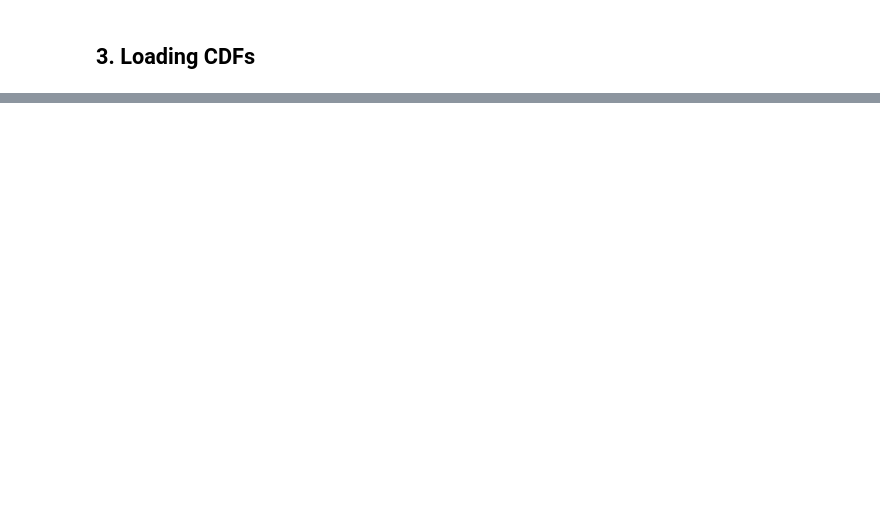
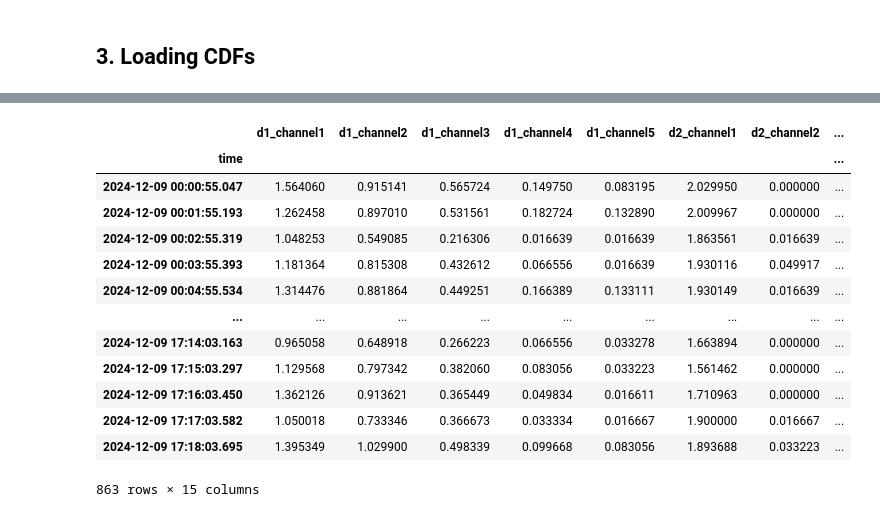
Before and after one commit to AGHRADEM/radem-examples, a Jupyter notebook: examples/irem_data_conversions.ipynb, the cells around one changed output, grey strips where cells are left out. Cells and saved outputs as stored; diff of their text form; code cells hidden in the pictures; blank space fills up the shorter version.

```diff
--- a/examples/irem_data_conversions.ipynb
+++ b/examples/irem_data_conversions.ipynb
@@ -109,0 +106,2 @@ Skipping extracting ../data/irem/extracted/IREM_PACC
+# %%
+science_cdfs = radem.loaders.irem.read_irem_cdfs(DATA_EXTRACTED_DIR)
@@ -109,0 +153,51 @@ Skipping extracting ../data/irem/extracted/IREM_PACC
+# %%
+import pandas as pd
+import os
+
+def dupa():
+    # Define the HDF5 file path
+    hdf5_file_path = DATA_HDF5_DIR / "dupa.h5"
+
+    # Check if the file exists and remove it
+    if hdf5_file_path.exists():
+        os.remove(hdf5_file_path)
+
+    science_cdfs = radem.loaders.irem.read_irem_cdfs(
+        DATA_EXTRACTED_DIR,
+        date(2000, 1, 1),
+        date(2025, 12, 31))
+
+    print(len(science_cdfs))
+    for i, cdf in enumerate(science_cdfs):
+        print(i)
+        df = pd.DataFrame({
+            "time": cdf["EPOCH"][...],
+            "d1_channel1":  cdf["COUNTRATE"][..., 0],
+            "d1_channel2":  cdf["COUNTRATE"][..., 1],
+            "d1_channel3":  cdf["COUNTRATE"][..., 2],
+            "d1_channel4":  cdf["COUNTRATE"][..., 3],
+            "d1_channel5":  cdf["COUNTRATE"][..., 4],
+            "d2_channel1":  cdf["COUNTRATE"][..., 5],
+            "d2_channel2":  cdf["COUNTRATE"][..., 6],
+            "coincidence_channel1":   cdf["COUNTRATE"][..., 7],
+            "coincidence_channel2":   cdf["COUNTRATE"][..., 8],
+            "coincidence_channel3":   cdf["COUNTRATE"][..., 9],
+            "coincidence_channel4":   cdf["COUNTRATE"][..., 10],
+            "d3_channel1":  cdf["COUNTRATE"][..., 11],
+            "d3_channel2":  cdf["COUNTRATE"][..., 12],
+            "d3_channel3":  cdf["COUNTRATE"][..., 13],
+            "d3_channel4":  cdf["COUNTRATE"][..., 14],
+        })
+        df.drop_duplicates(inplace=True)
+        df.sort_values('time', inplace=True)
+        df.set_index('time', inplace=True)
+        df.to_hdf(hdf5_file_path,
+                  key='data',
+                  append=True,
+                  mode='a',
+                  format='table')
+
+    return df
+
+dupa()
+# %% [output]
@@ -109,0 +221,14 @@ Skipping extracting ../data/irem/extracted/IREM_PACC
+|  | d1_channel1 | d1_channel2 | d1_channel3 | d1_channel4 | d1_channel5 | d2_channel1 | d2_channel2 | ... |
+| time |  |  |  |  |  |  |  | ... |
+| 2024-12-09 00:00:55.047 | 1.564060 | 0.915141 | 0.565724 | 0.149750 | 0.083195 | 2.029950 | 0.000000 | ... |
+| 2024-12-09 00:01:55.193 | 1.262458 | 0.897010 | 0.531561 | 0.182724 | 0.132890 | 2.009967 | 0.000000 | ... |
+| 2024-12-09 00:02:55.319 | 1.048253 | 0.549085 | 0.216306 | 0.016639 | 0.016639 | 1.863561 | 0.016639 | ... |
+| 2024-12-09 00:03:55.393 | 1.181364 | 0.815308 | 0.432612 | 0.066556 | 0.016639 | 1.930116 | 0.049917 | ... |
+| 2024-12-09 00:04:55.534 | 1.314476 | 0.881864 | 0.449251 | 0.166389 | 0.133111 | 1.930149 | 0.016639 | ... |
+| ... | ... | ... | ... | ... | ... | ... | ... | ... |
+| 2024-12-09 17:14:03.163 | 0.965058 | 0.648918 | 0.266223 | 0.066556 | 0.033278 | 1.663894 | 0.000000 | ... |
+| 2024-12-09 17:15:03.297 | 1.129568 | 0.797342 | 0.382060 | 0.083056 | 0.033223 | 1.561462 | 0.000000 | ... |
+| 2024-12-09 17:16:03.450 | 1.362126 | 0.913621 | 0.365449 | 0.049834 | 0.016611 | 1.710963 | 0.000000 | ... |
+| 2024-12-09 17:17:03.582 | 1.050018 | 0.733346 | 0.366673 | 0.033334 | 0.016667 | 1.900000 | 0.016667 | ... |
+| 2024-12-09 17:18:03.695 | 1.395349 | 1.029900 | 0.498339 | 0.099668 | 0.083056 | 1.893688 | 0.033223 | ... |
+863 rows × 15 columns
```
Also changed, not shown: parts of 13 cells of this notebook, 2 other files.
